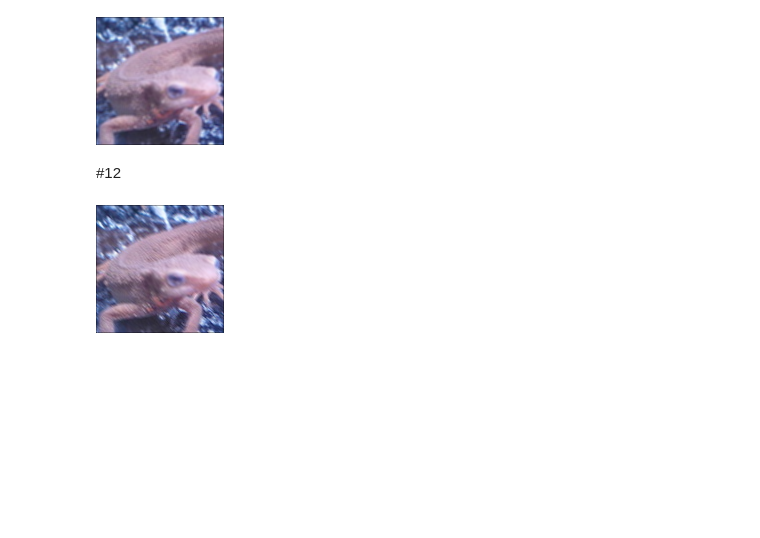
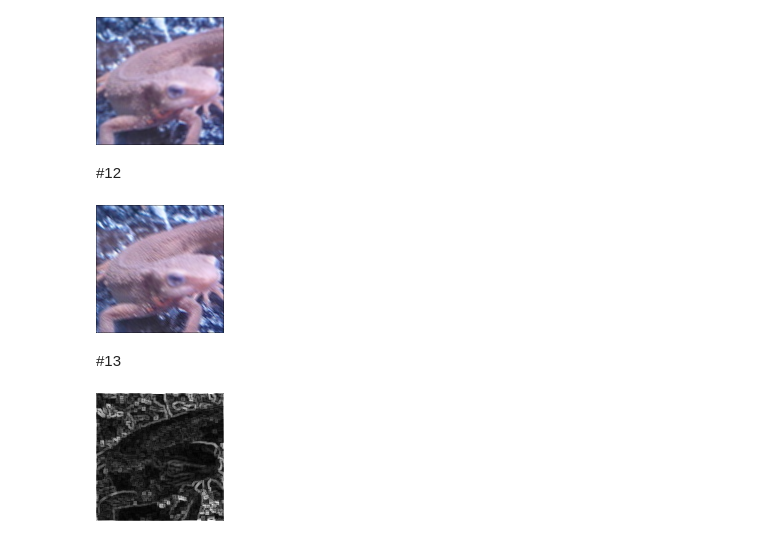
Before and after one commit to katoyu/image-processing-100training, a Jupyter notebook: 画像処理100本ノック11_20.ipynb, the cells around one changed output. Cells and saved outputs as stored; diff of their text form; code cells hidden in the pictures; blank space fills up the shorter version.

```diff
--- a/画像処理100本ノック11_20.ipynb
+++ b/画像処理100本ノック11_20.ipynb
@@ -74,3 +74,38 @@ cv2.imwrite("out12.jpg", out)
 cv2_imshow(out)
 # %% [output]
 [figure]
+# %% [markdown]
+#13
+# %%
+import cv2
+import numpy as np
+
+img = cv2.imread("imori.jpg").astype(np.float32)
+H, W, C = img.shape
+
+b = img[:,:,0].copy()
+g = img[:,:,1].copy()
+r = img[:,:,2].copy()
+
+y = 0.2126*r + 0.7152*g + 0.0722*b
+
+gray = y.astype(np.uint8)
+
+K_size = 3
+
+#zero padding
+pad = K_size//2
+out = np.zeros((H + pad*2, W + pad+2), dtype = np.float)
+out[pad:pad+H, pad:pad+W] = gray.copy().astype(np.float)
+tmp = out.copy()
+
+for h in range(H):
+  for w in range(W):
+    out[pad+h, pad+w] = np.max(tmp[h:h+K_size, w:w+K_size]) - np.min(tmp[h:h+K_size, w:w+K_size])
+
+out = out[pad:pad+H, pad:pad+W].astype(np.uint8)
+
+cv2.imwrite("out13.jpg", out)
+cv2_imshow(out)
+# %% [output]
+[figure, added]
```
Also changed, not shown: parts of 20 cells of this notebook.
